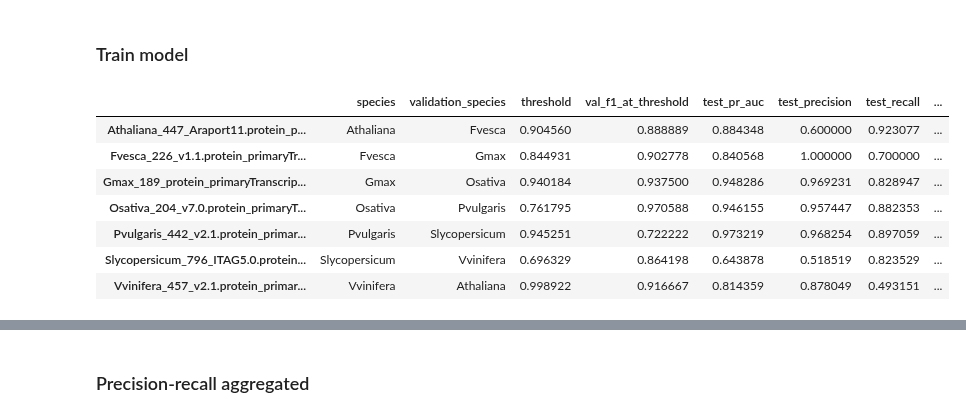
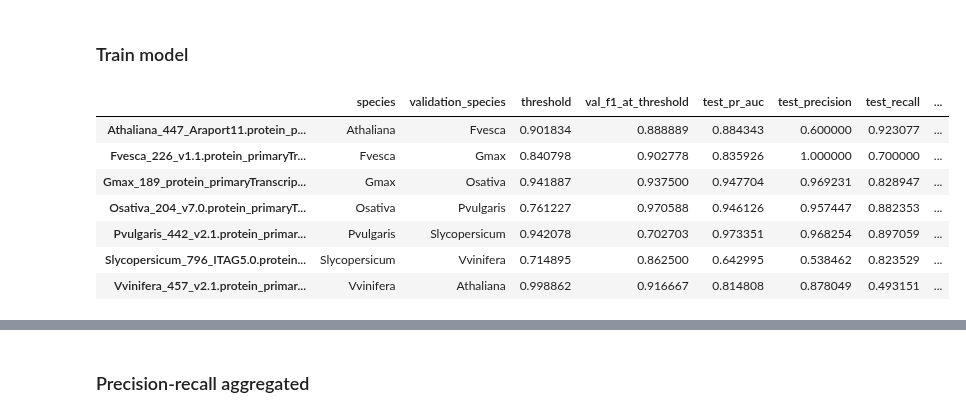
Before and after one commit to Kirk-KD/LRK10L-ML, a Jupyter notebook: notebooks/main.ipynb, the cells around one changed output, grey strips where cells are left out. Saved outputs shown, nothing was run; the diff lists cells and outputs as text; code cells hidden in the pictures.

```diff
--- a/notebooks/main.ipynb
+++ b/notebooks/main.ipynb
@@ -44,0 +49,13 @@ The autoreload extension is already loaded. To reload it, use:
+# %%
+dupe_genes = pd.read_csv('../saves/duplicate_genes.csv')['gene']
+df_esm = pd.read_csv('../saves/dataset_esm.csv')
+df_kmer = pd.read_csv('../saves/dataset_kmer.csv')
+
+print('Duplicated genes:', dupe_genes.shape)
+display(dupe_genes.head())
+
+print('ESM dataset:', df_esm.shape)
+display(df_esm.head())
+
+print('k-mer dataset:', df_kmer.shape)
+display(df_kmer.head())
@@ -1205,42 +629,37 @@ A simpler model than XGBoost, same purpose as cosine similarity above.
 # %%
 class LogRegEvaluator(PUFilterMixin, LOGOEvaluator):
     def make_model_per_split(self, X_train, y_train):
         return make_pipeline(
             StandardScaler(),
             LogisticRegression(class_weight='balanced', max_iter=1000, random_state=2026, C=0.1)
         )
 
-    def extra_metrics_per_split(self, model, X_train, y_train, X_val, y_val):
+    def extra_metrics_per_split(self, model, X_train, y_train, X_test, y_test):
         return {'n_flagged': getattr(self, '_last_n_flagged', None)}
 
 # Build logistic regression with ESM-2
-logreg_evaluator = LogRegEvaluator(
-    logo=logo,
-    X=X_deduped_esm,
-    y=y_deduped,
-    groups=groups_deduped,
+logreg_evaluator = LogRegEvaluator.from_gene_dataset(
+    logo, df_esm,
+    dupe_genes=dupe_genes,
     auto_threshold=True,
-    X_full=X_esm,
-    y_full=y,
-    groups_full=groups,
-    run_pu=RUN_PU,
+    run_pu=True,
 ).fit()
 
 logreg_results = logreg_evaluator.results_df[[
     'species', 'validation_species', 'threshold', 'val_f1_at_threshold',
     'test_pr_auc', 'test_precision', 'test_recall', 'n_pos', 'found',
     'false_positives'
 ]]
 logreg_results
 # %% [output]
 |  | species | validation_species | threshold | val_f1_at_threshold | test_pr_auc | test_precision | test_recall | ... |
-| Athaliana_447_Araport11.protein_p... | Athaliana | Fvesca | 0.904560 | 0.888889 | 0.884348 | 0.600000 | 0.923077 | ... |
-| Fvesca_226_v1.1.protein_primaryTr... | Fvesca | Gmax | 0.844931 | 0.902778 | 0.840568 | 1.000000 | 0.700000 | ... |
-| Gmax_189_protein_primaryTranscrip... | Gmax | Osativa | 0.940184 | 0.937500 | 0.948286 | 0.969231 | 0.828947 | ... |
-| Osativa_204_v7.0.protein_primaryT... | Osativa | Pvulgaris | 0.761795 | 0.970588 | 0.946155 | 0.957447 | 0.882353 | ... |
-| Pvulgaris_442_v2.1.protein_primar... | Pvulgaris | Slycopersicum | 0.945251 | 0.722222 | 0.973219 | 0.968254 | 0.897059 | ... |
-| Slycopersicum_796_ITAG5.0.protein... | Slycopersicum | Vvinifera | 0.696329 | 0.864198 | 0.643878 | 0.518519 | 0.823529 | ... |
-| Vvinifera_457_v2.1.protein_primar... | Vvinifera | Athaliana | 0.998922 | 0.916667 | 0.814359 | 0.878049 | 0.493151 | ... |
+| Athaliana_447_Araport11.protein_p... | Athaliana | Fvesca | 0.901834 | 0.888889 | 0.884343 | 0.600000 | 0.923077 | ... |
+| Fvesca_226_v1.1.protein_primaryTr... | Fvesca | Gmax | 0.840798 | 0.902778 | 0.835926 | 1.000000 | 0.700000 | ... |
+| Gmax_189_protein_primaryTranscrip... | Gmax | Osativa | 0.941887 | 0.937500 | 0.947704 | 0.969231 | 0.828947 | ... |
+| Osativa_204_v7.0.protein_primaryT... | Osativa | Pvulgaris | 0.761227 | 0.970588 | 0.946126 | 0.957447 | 0.882353 | ... |
+| Pvulgaris_442_v2.1.protein_primar... | Pvulgaris | Slycopersicum | 0.942078 | 0.702703 | 0.973351 | 0.968254 | 0.897059 | ... |
+| Slycopersicum_796_ITAG5.0.protein... | Slycopersicum | Vvinifera | 0.714895 | 0.862500 | 0.642995 | 0.538462 | 0.823529 | ... |
+| Vvinifera_457_v2.1.protein_primar... | Vvinifera | Athaliana | 0.998862 | 0.916667 | 0.814808 | 0.878049 | 0.493151 | ... |
 # %%
 test_precision = logreg_evaluator.results_df['test_precision']
 test_recall = logreg_evaluator.results_df['test_recall']
```
Also changed, not shown: parts of 105 cells of this notebook, 3 other files.
